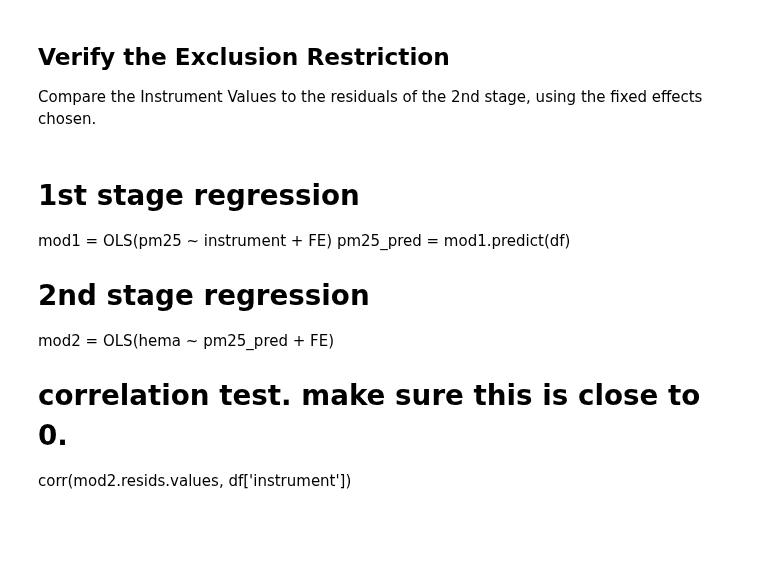
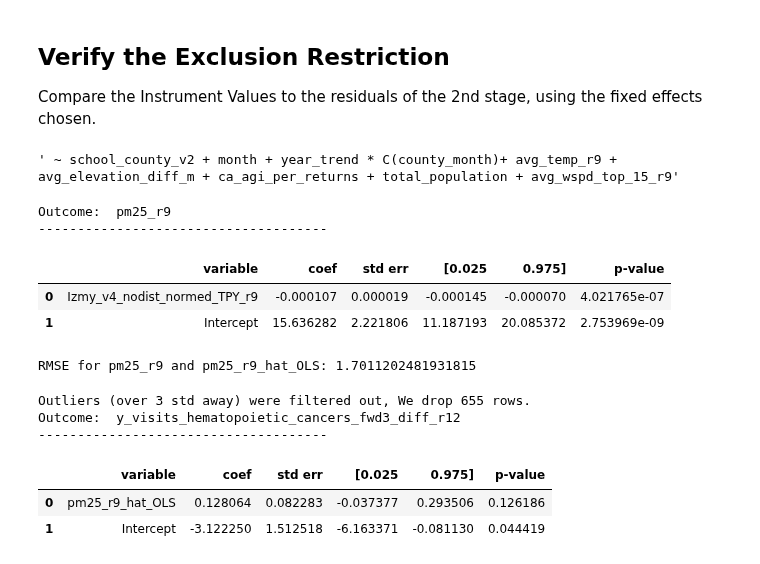
Before and after one commit to mattslyons/JLPS_capstone_project, a Jupyter notebook: modeling/2nd_stage_cv_func_sklearn 11-30_template.ipynb, the cells around one changed output. Drawn from its saved outputs; the diff is of its cells as text; code cells hidden in the pictures; blank space fills up the shorter version.

```diff
--- a/modeling/2nd_stage_cv_func_sklearn 11-30_template.ipynb
+++ b/modeling/2nd_stage_cv_func_sklearn 11-30_template.ipynb
@@ -1564,13 +1567,43 @@ array([5.6462665 , 0.23450282, 0.15549389, ..., 4.364919  , 0.8059041 ,
 ## Verify the Exclusion Restriction
 
 Compare the Instrument Values to the residuals of the 2nd stage, using the fixed effects chosen.
-# %% [markdown]
-# 1st stage regression
-mod1 = OLS(pm25 ~ instrument + FE)
-pm25_pred = mod1.predict(df)
-
-# 2nd stage regression
-mod2 = OLS(hema ~ pm25_pred + FE)
-
-# correlation test. make sure this is close to 0.
-corr(mod2.resids.values, df['instrument'])
+# %%
+def fit_1st_stage(df, pm_col, instr_col, fixed_effects):
+    ''' First stage to check whether wfeI is a strong instrument for pm25I
+    '''
+
+    temp = df.copy()
+
+    # create FE and interactions between FE and continous vars
+    f = pm_col + fixed_effects
+    y, X_fe = patsy.dmatrices(f, temp, return_type="dataframe")
+
+    X = temp[[instr_col]]
+
+    # concat
+    X = pd.concat([X, X_fe], axis=1)
+
+    # fit model
+    fit_1st_stage = sm.OLS(y, X).fit(
+        cov_type='cluster',
+        cov_kwds={'groups':temp['school_county_v2']},
+        use_t=True
+    )
+
+    # display estimates
+    print('Outcome: ', pm_col)
+    print('-------------------------------------')
+    display(pd.concat(
+        [
+            pd.DataFrame(fit_1st_stage.params).reset_index(drop=False).rename(columns={"index":"variable", 0:"coef"}).iloc[0:2,:],
+            pd.DataFrame(fit_1st_stage.bse).reset_index(drop=False).rename(columns={"index":"variable", 0:"std err"}).iloc[0:2,1:2],
+            fit_1st_stage.conf_int(alpha=0.05, cols=None).reset_index(drop=True).rename(columns={0:"[0.025", 1:"0.975]"}).iloc[0:2,:],
+            pd.DataFrame(fit_1st_stage.pvalues.values).reset_index(drop=True).rename(columns={0:"p-value"}).iloc[0:2,:]
+        ],
+        axis=1
+    ))
+
+    # save pm25I_hat
+    temp[pm_col+'_hat_OLS'] = fit_1st_stage.get_prediction(X).summary_frame()['mean']
+
+    return temp
@@ -1576,0 +1667,26 @@ corr(mod2.resids.values, df['instrument'])
+# %%
+fixed_effects_cols_str
+# %% [output]
+' ~ school_county_v2 + month + year_trend * C(county_month)+ avg_temp_r9 + avg_elevation_diff_m + ca_agi_per_returns + total_population + avg_wspd_top_15_r9'
+# %%
+df_all_iv_filtered = fit_1st_stage(df_model_s1, target_name_s1, predictor_name_s1, fixed_effects_cols_str)
+# %% [output]
+Outcome:  pm25_r9
+-------------------------------------
+|  | variable | coef | std err | [0.025 | 0.975] | p-value |
+| 0 | Izmy_v4_nodist_normed_TPY_r9 | -0.000107 | 0.000019 | -0.000145 | -0.000070 | 4.021765e-07 |
+| 1 | Intercept | 15.636282 | 2.221806 | 11.187193 | 20.085372 | 2.753969e-09 |
+# %%
+rmse_val = np.mean(((df_all_iv_filtered[target_name_s1] - df_all_iv_filtered[target_name_s1+'_hat_OLS'])**2)**.5)
+print('RMSE for {} and {}: {}'.format(target_name_s1, target_name_s1+'_hat_OLS', rmse_val))
+# %% [output]
+RMSE for pm25_r9 and pm25_r9_hat_OLS: 1.7011202481931815
+# %%
+s2_df = fit_2sls(df_all_iv_filtered, y_var_s2, target_name_s1+"_hat_OLS", fixed_effects_cols_str)
+# %% [output]
+Outliers (over 3 std away) were filtered out, We drop 655 rows.
+Outcome:  y_visits_hematopoietic_cancers_fwd3_diff_r12
+-------------------------------------
+|  | variable | coef | std err | [0.025 | 0.975] | p-value |
+| 0 | pm25_r9_hat_OLS | 0.128064 | 0.082283 | -0.037377 | 0.293506 | 0.126186 |
+| 1 | Intercept | -3.122250 | 1.512518 | -6.163371 | -0.081130 | 0.044419 |
```
Also changed, not shown: parts of 12 cells of this notebook.
